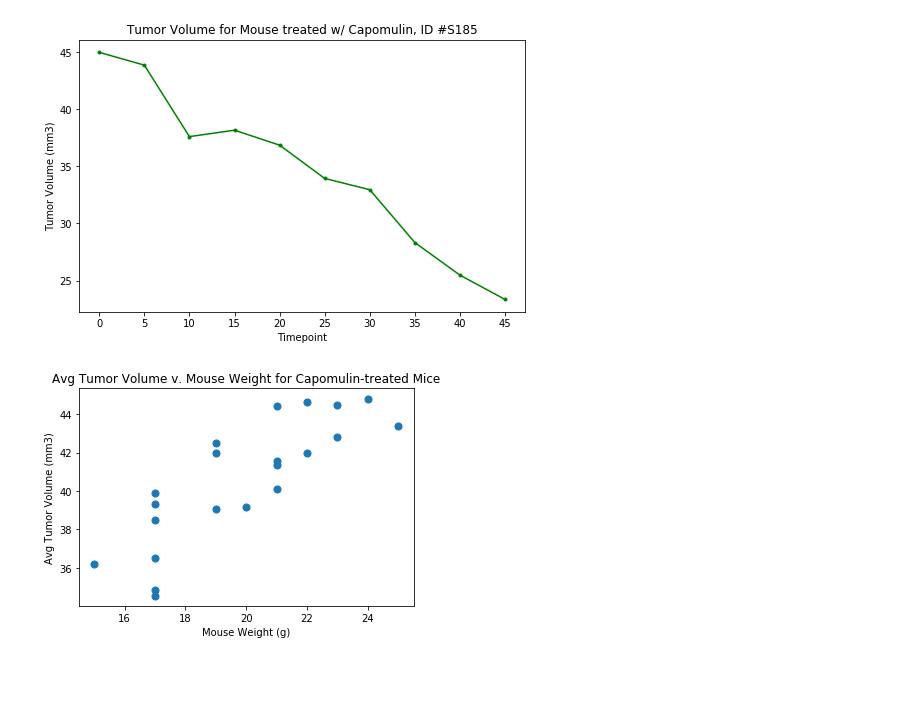
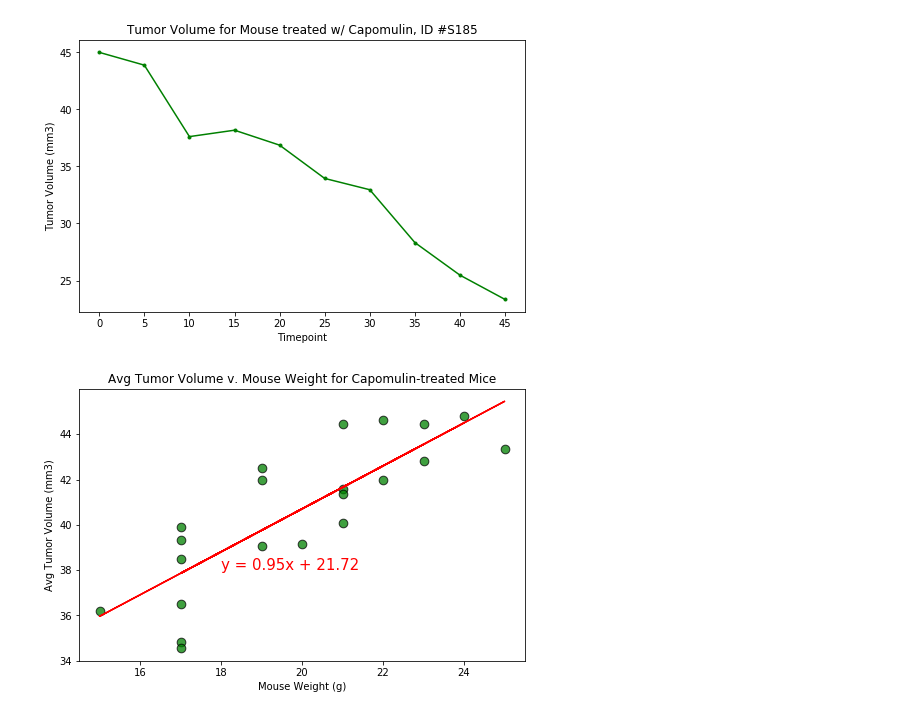
Before and after one commit to alecslaney/matplotlib_hw, a Jupyter notebook: Pymaceuticals/pymaceuticals_notebook.ipynb, the cells around one changed output. Cells and saved outputs as stored; diff of their text form; code cells hidden in the pictures; blank space fills up the shorter version.

Commit message:
Added regression model

```diff
--- a/Pymaceuticals/pymaceuticals_notebook.ipynb
+++ b/Pymaceuticals/pymaceuticals_notebook.ipynb
@@ -205,14 +190,24 @@ avg_tumor_volume_df = pd.DataFrame(completed_df.groupby("ID").Tumor_Volume.mean(
 avg_df = pd.merge(avg_tumor_volume_df, capomulin_treated_df, how='inner', left_on='ID', right_on='Mouse ID')
 # %%
 # Generate a scatter plot of mouse weight versus average tumor volume for the Capomulin regimen
+# Calculate the correlation coefficient and linear regression model for mouse weight and average tumor volume for the Capomulin regimen
 weight = avg_df["Weight (g)"]
 volume = avg_df.Tumor_Volume
 
+plt.figure(figsize=(8,5))
 plt.title("Avg Tumor Volume v. Mouse Weight for Capomulin-treated Mice")
 plt.xlabel("Mouse Weight (g)")
 plt.ylabel("Avg Tumor Volume (mm3)")
 
-plt.scatter(weight, volume, s=50)
+plt.scatter(weight, volume, s=75, c='green', edgecolor='black', linewidth=1, alpha=0.75)
+
+# Calculate the correlation coefficient and linear regression model for mouse weight and average tumor volume for the Capomulin regimen
+(slope, intercept, rvalue, pvalue, stderr) = linregress(weight, volume)
+regress_values = weight * slope + intercept
+line_eq = "y = " + str(round(slope,2)) + "x + " + str(round(intercept,2))
+
+plt.plot(weight,regress_values,"r-")
+plt.annotate(line_eq,(18,38),fontsize=15,color="red")
 plt.show()
 # %% [output]
-[figure, old version]
+[figure, new version]
```
Also changed, not shown: parts of 7 cells of this notebook.
